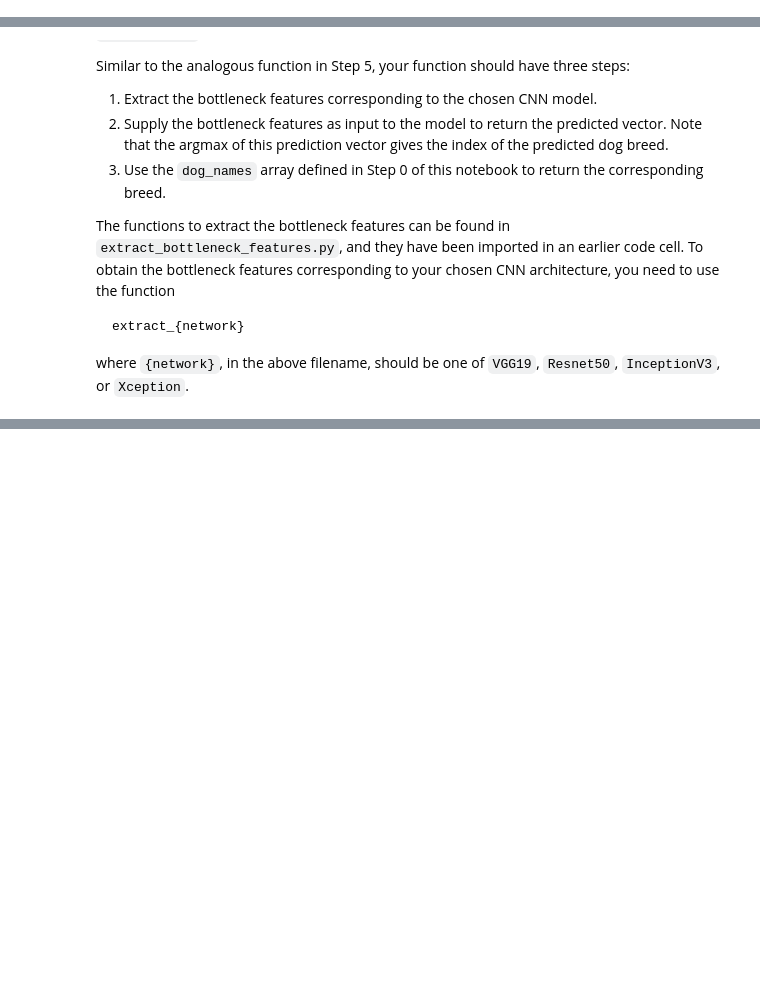
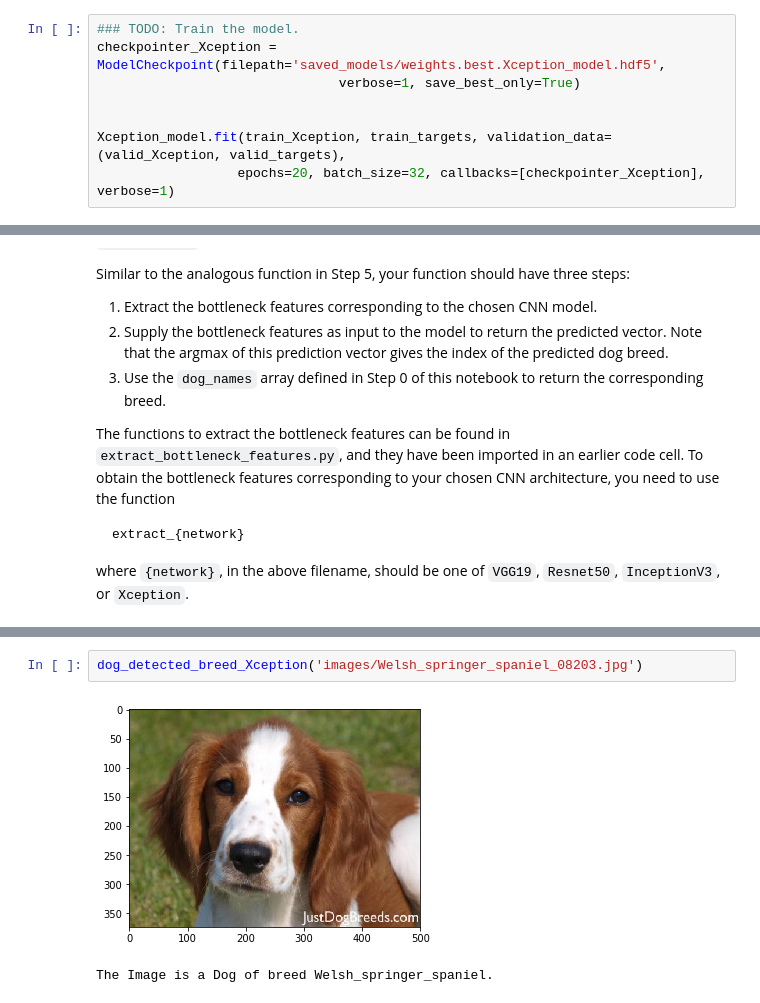
Before and after one commit to felipemartinezs/dog-project, a Jupyter notebook: dog_app.ipynb, the cells around one changed output, grey strips where cells are left out. Cells and saved outputs as stored; diff of their text form; blank space fills up the shorter version.

```diff
--- a/dog_app.ipynb
+++ b/dog_app.ipynb
@@ -487,0 +660,8 @@ You are welcome to [augment the training data](https://blog.keras.io/building-po
+# %%
+### TODO: Train the model.
+checkpointer_Xception = ModelCheckpoint(filepath='saved_models/weights.best.Xception_model.hdf5',
+                               verbose=1, save_best_only=True)
+
+
+Xception_model.fit(train_Xception, train_targets, validation_data=(valid_Xception, valid_targets),
+                  epochs=20, batch_size=32, callbacks=[checkpointer_Xception], verbose=1)
@@ -554,0 +819,5 @@ __Answer:__
+# %%
+dog_detected_breed_Xception('images/Welsh_springer_spaniel_08203.jpg')
+# %% [output]
+[figure, added]
+The Image is a Dog of breed Welsh_springer_spaniel.
```
Also changed, not shown: parts of 39 cells of this notebook, 1 other file.
